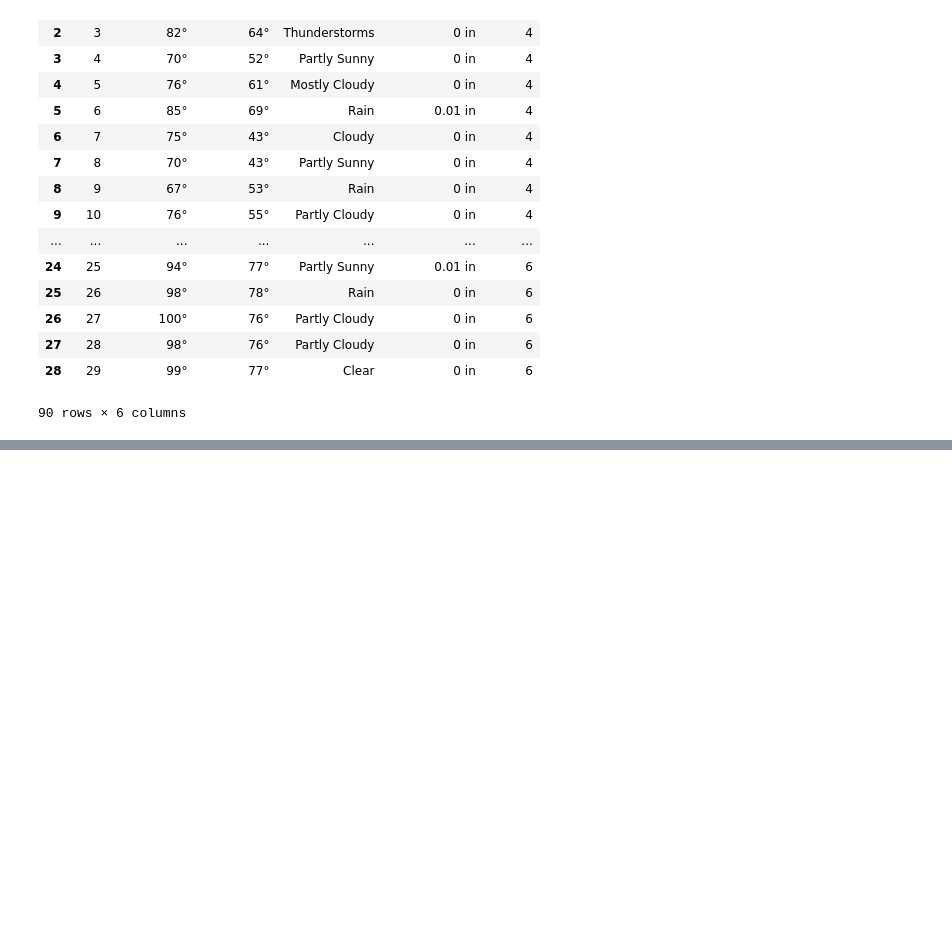
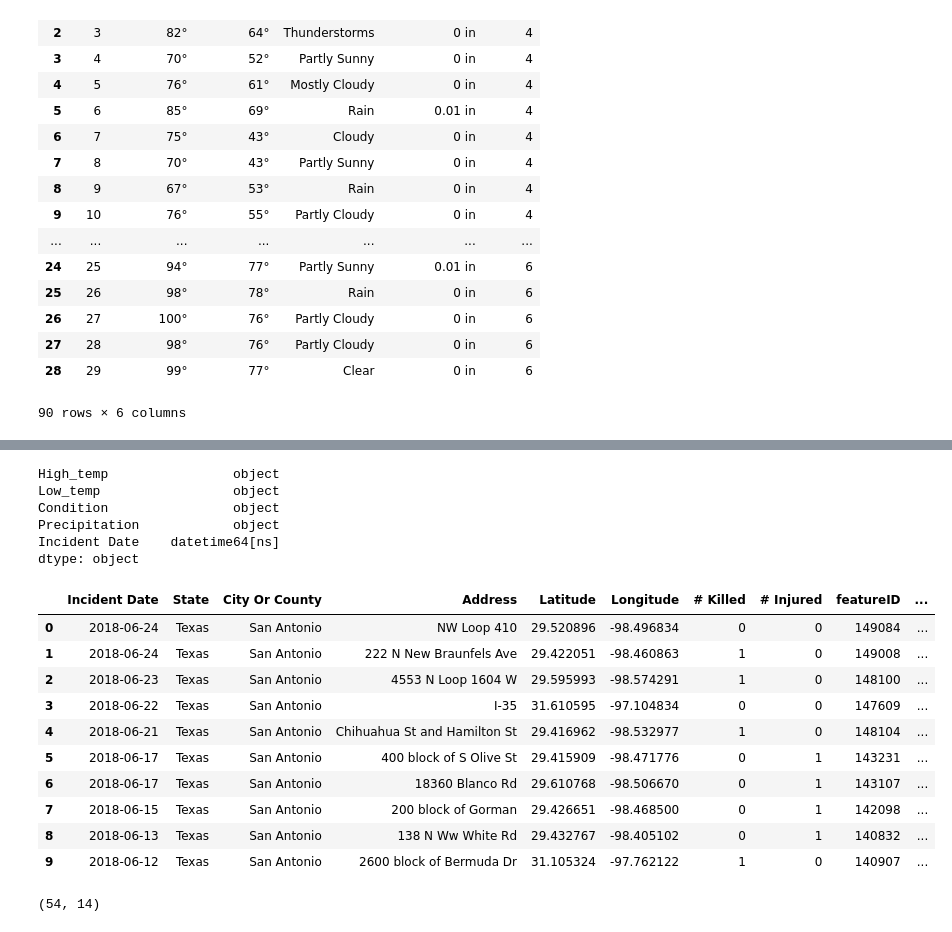
Before and after one commit to georgebendele/etl_project, a Jupyter notebook: project2.ipynb, the cells around one changed output, grey strips where cells are left out. Saved outputs shown, nothing was run; the diff lists cells and outputs as text; code cells hidden in the pictures; blank space fills up the shorter version.

```diff
--- a/project2.ipynb
+++ b/project2.ipynb
@@ -158,0 +206,3 @@ df.to_csv(r'Path where you want to store the exported CSV file\File Name.csv')
+# %%
+df_weather.drop(df_weather.columns[0], axis=1, inplace=True)
+df_weather.head()
@@ -158,0 +226,11 @@ df.to_csv(r'Path where you want to store the exported CSV file\File Name.csv')
+# %%
+for i in range(len(df_weather)):
+    if len(str(df_weather.iloc[i, 0])) == 1:
+        df_weather.iloc[i, 0] = "0" + str(df_weather.iloc[i, 0])
+    else:
+        df_weather.iloc[i, 0] = str(df_weather.iloc[i, 0])
+
+    df_weather.loc[i, "Month"] = "0" + str(df_weather.loc[i, "Month"])
+
+
+df_weather.head(15)
@@ -158,0 +254,4 @@ df.to_csv(r'Path where you want to store the exported CSV file\File Name.csv')
+# %%
+df_weather["Incident Date"] = "2018" + "-" + df_weather["Month"] + "-" + df_weather["Day"]
+df_weather = df_weather.drop(["Day", "Month"], axis=1)
+df_weather.head()
@@ -158,0 +265,3 @@ df.to_csv(r'Path where you want to store the exported CSV file\File Name.csv')
+# %%
+df_weather["Incident Date"] = pd.to_datetime(df_weather["Incident Date"])
+df_weather.head()
@@ -158,0 +275,30 @@ df.to_csv(r'Path where you want to store the exported CSV file\File Name.csv')
+# %%
+df_weather.dtypes
+# %% [output]
+High_temp                object
+Low_temp                 object
+Condition                object
+Precipitation            object
+Incident Date    datetime64[ns]
+dtype: object
+# %%
+# Join the two dataframes
+df_joined = pd.merge(df_gv, df_weather, on="Incident Date", how="left")
+df_joined.head(10)
+# %% [output]
+|  | Incident Date | State | City Or County | Address | Latitude | Longitude | # Killed | # Injured | featureID | ... |
+| 0 | 2018-06-24 | Texas | San Antonio | NW Loop 410 | 29.520896 | -98.496834 | 0 | 0 | 149084 | ... |
+| 1 | 2018-06-24 | Texas | San Antonio | 222 N New Braunfels Ave | 29.422051 | -98.460863 | 1 | 0 | 149008 | ... |
+| 2 | 2018-06-23 | Texas | San Antonio | 4553 N Loop 1604 W | 29.595993 | -98.574291 | 1 | 0 | 148100 | ... |
+| 3 | 2018-06-22 | Texas | San Antonio | I-35 | 31.610595 | -97.104834 | 0 | 0 | 147609 | ... |
+| 4 | 2018-06-21 | Texas | San Antonio | Chihuahua St and Hamilton St | 29.416962 | -98.532977 | 1 | 0 | 148104 | ... |
+| 5 | 2018-06-17 | Texas | San Antonio | 400 block of S Olive St | 29.415909 | -98.471776 | 0 | 1 | 143231 | ... |
+| 6 | 2018-06-17 | Texas | San Antonio | 18360 Blanco Rd | 29.610768 | -98.506670 | 0 | 1 | 143107 | ... |
+| 7 | 2018-06-15 | Texas | San Antonio | 200 block of Gorman | 29.426651 | -98.468500 | 0 | 1 | 142098 | ... |
+| 8 | 2018-06-13 | Texas | San Antonio | 138 N Ww White Rd | 29.432767 | -98.405102 | 0 | 1 | 140832 | ... |
+| 9 | 2018-06-12 | Texas | San Antonio | 2600 block of Bermuda Dr | 31.105324 | -97.762122 | 1 | 0 | 140907 | ... |
+# %%
+# Doule check the shape of the joined dataframe
+df_joined.shape
+# %% [output]
+(54, 14)
```
Also changed, not shown: parts of 12 cells of this notebook, 4 other files.
